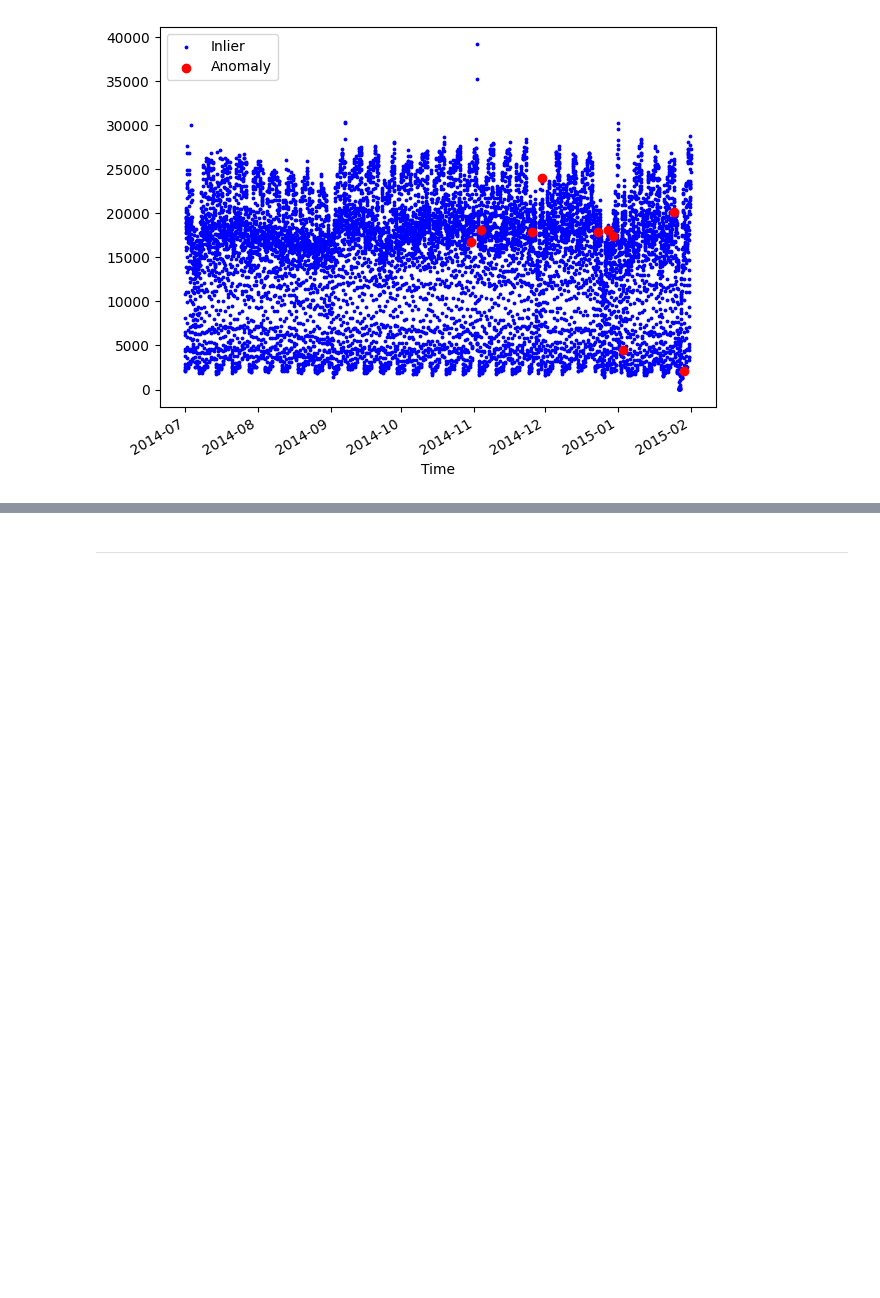
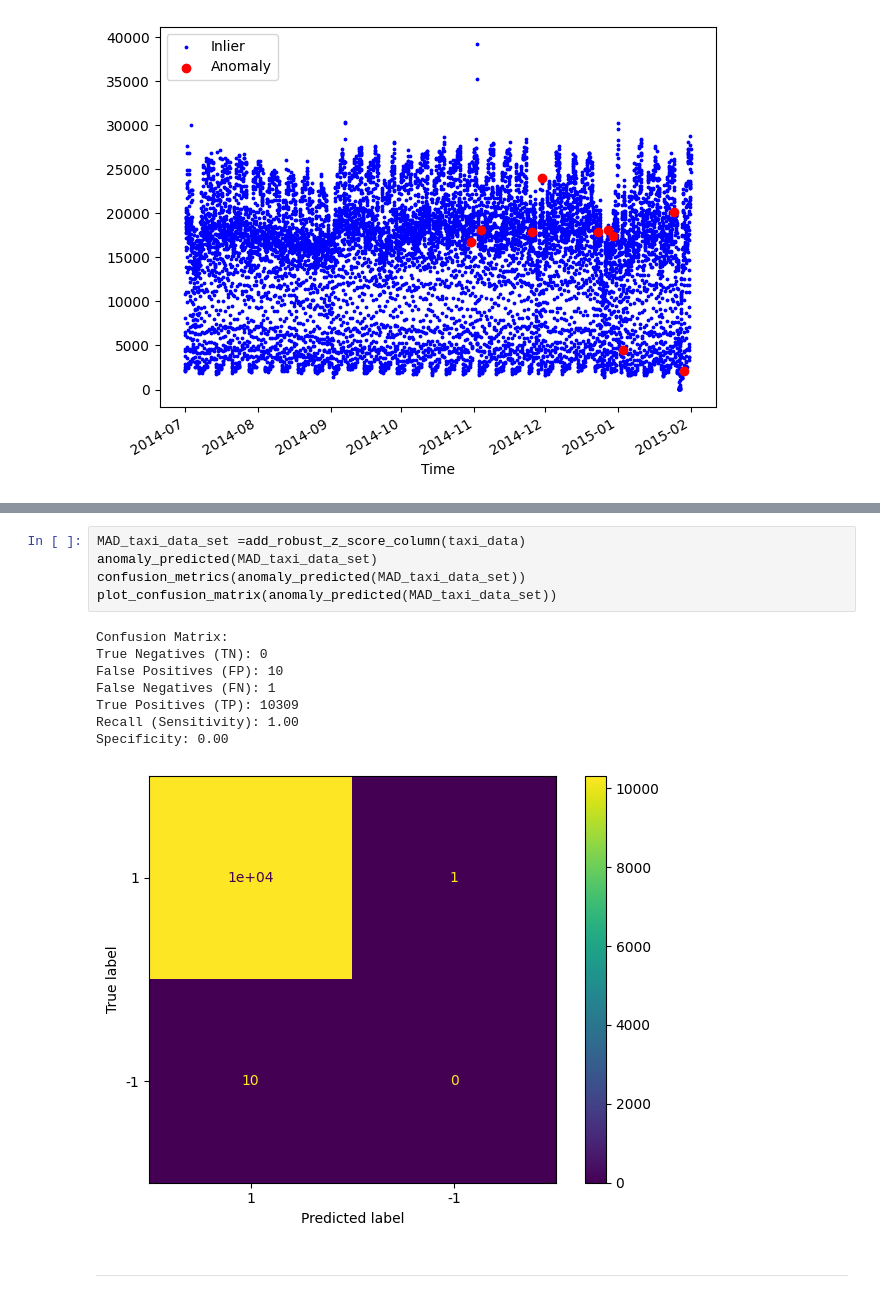
Before and after one commit to wadimoughanim/last_mlts_proj, a Jupyter notebook: main2.ipynb, the cells around one changed output, grey strips where cells are left out. Drawn from its saved outputs; the diff is of its cells as text; blank space fills up the shorter version.

```diff
--- a/main2.ipynb
+++ b/main2.ipynb
@@ -1119,3 +1077,17 @@ visualisation(taxi_data)
+# %%
+MAD_taxi_data_set =add_robust_z_score_column(taxi_data)
+anomaly_predicted(MAD_taxi_data_set)
+confusion_metrics(anomaly_predicted(MAD_taxi_data_set))
+plot_confusion_matrix(anomaly_predicted(MAD_taxi_data_set))
+# %% [output]
+Confusion Matrix:
+True Negatives (TN): 0
+False Positives (FP): 10
+False Negatives (FN): 1
+True Positives (TP): 10309
+Recall (Sensitivity): 1.00
+Specificity: 0.00
+[figure, added]
 # %% [markdown]
 ---
 # %% [markdown]
```
Also changed, not shown: parts of 20 cells of this notebook, 1 other file.
